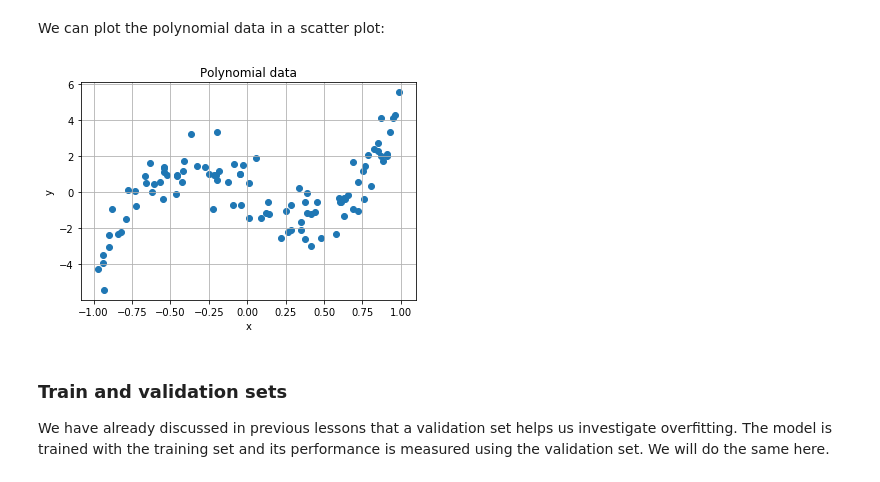
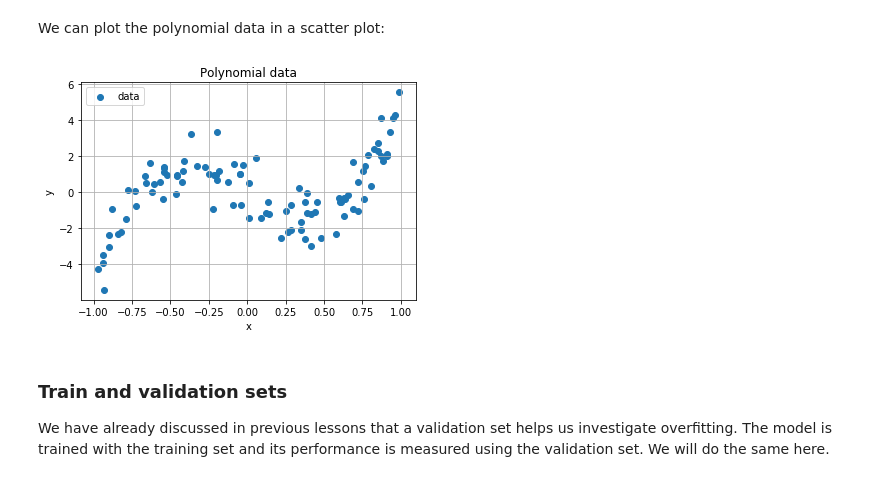
Before and after one commit to lewtun/dslectures, a Jupyter notebook: notebooks/lesson09-overfitting.ipynb, the cells around one changed output. Drawn from its saved outputs; the diff is of its cells as text; code cells hidden in the pictures.

```diff
--- a/notebooks/lesson09-overfitting.ipynb
+++ b/notebooks/lesson09-overfitting.ipynb
@@ -108,14 +114,18 @@ X, y = get_polynomial_data(w, n_samples=100)
 # %% [markdown]
 We can plot the polynomial data in a scatter plot:
 # %%
-plt.title('Polynomial data')
-plt.scatter(X, y)
-plt.xlabel('x')
-plt.ylabel('y')
-plt.grid(True)
-plt.show()
+def scatter_plot_polynomial(X, y, label='', title='Polynomial data'):
+    plt.title(title)
+    plt.scatter(X, y, label=label)
+    plt.xlabel('x')
+    plt.ylabel('y')
+    plt.grid(True)
+    plt.legend(loc='best')
-# %% [output]
-[figure, removed]
+# %%
+scatter_plot_polynomial(X, y, label='data')
+plt.show()
+# %% [output]
+[figure, added]
 # %% [markdown]
 ### Train and validation sets
 We have already discussed in previous lessons that a validation set helps us investigate overfitting. The model is trained with the training set and its performance is measured using the validation set. We will do the same here.
```
Also changed, not shown: parts of 42 cells of this notebook, 5 other files.
